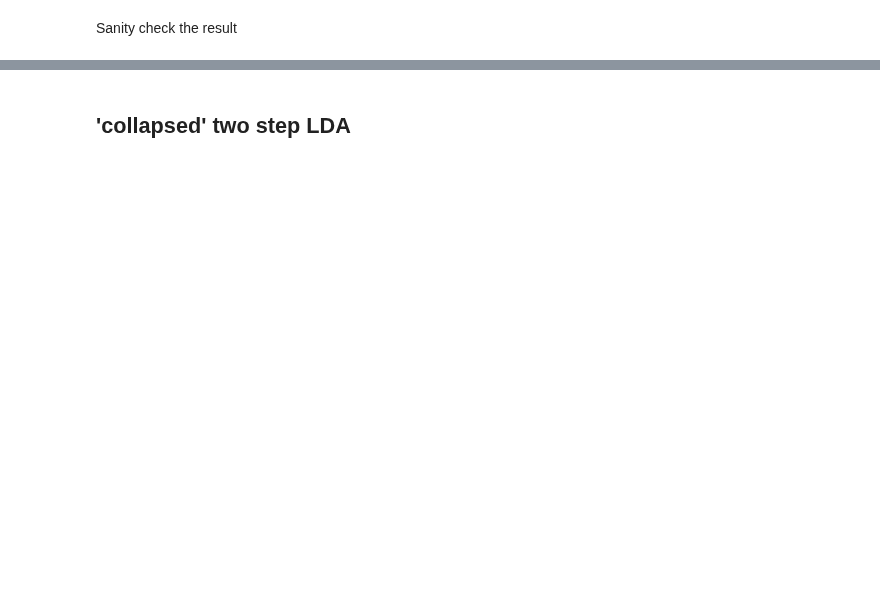
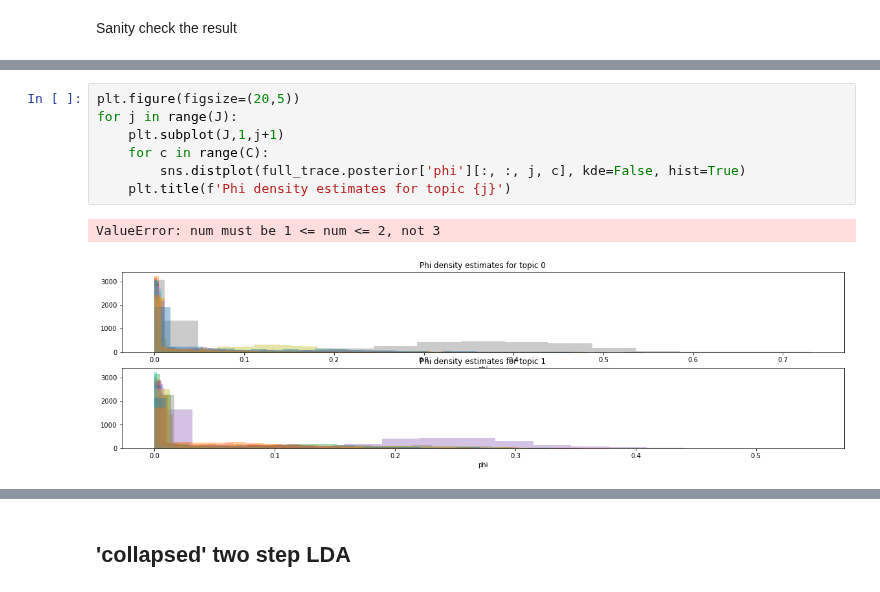
Before and after one commit to morrislab/damuta, a Jupyter notebook: twostep_lda.ipynb, the cells around one changed output, grey strips where cells are left out. Cells and saved outputs as stored; diff of their text form; blank space fills up the shorter version.

```diff
--- a/twostep_lda.ipynb
+++ b/twostep_lda.ipynb
@@ -91,0 +113,10 @@ with full_model:
+# %%
+plt.figure(figsize=(20,5))
+for j in range(J):
+    plt.subplot(J,1,j+1)
+    for c in range(C):
+        sns.distplot(full_trace.posterior['phi'][:, :, j, c], kde=False, hist=True)
+    plt.title(f'Phi density estimates for topic {j}')
+# %% [output]
+ValueError: num must be 1 <= num <= 2, not 3
+[figure, added]
```
Also changed, not shown: parts of 31 cells of this notebook, 1 other file.
